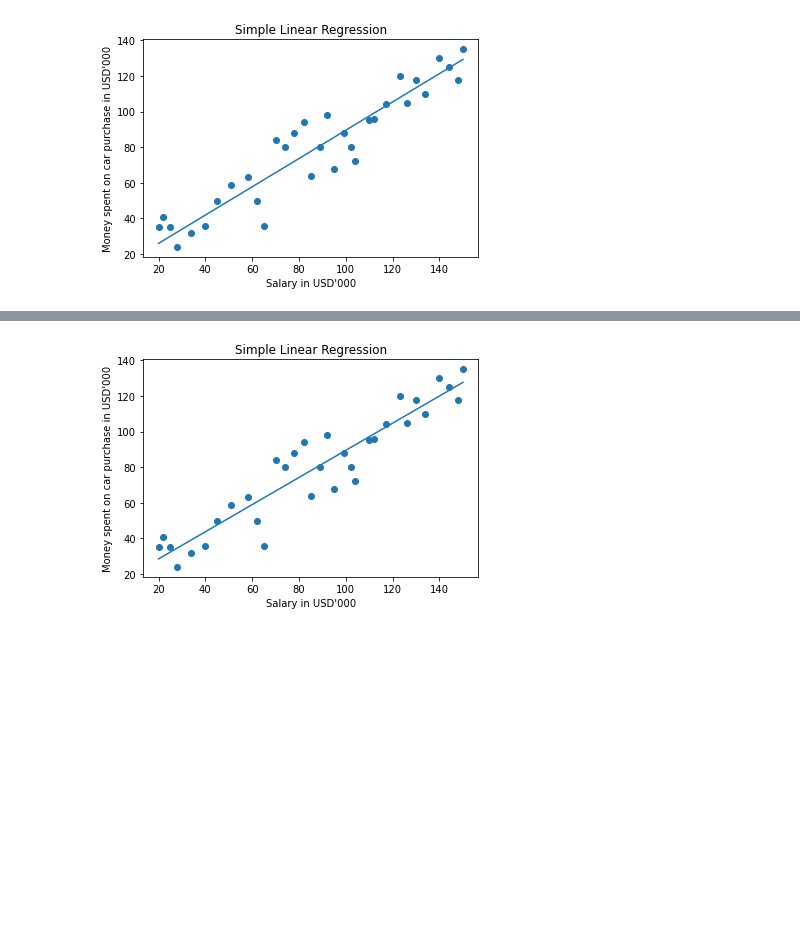
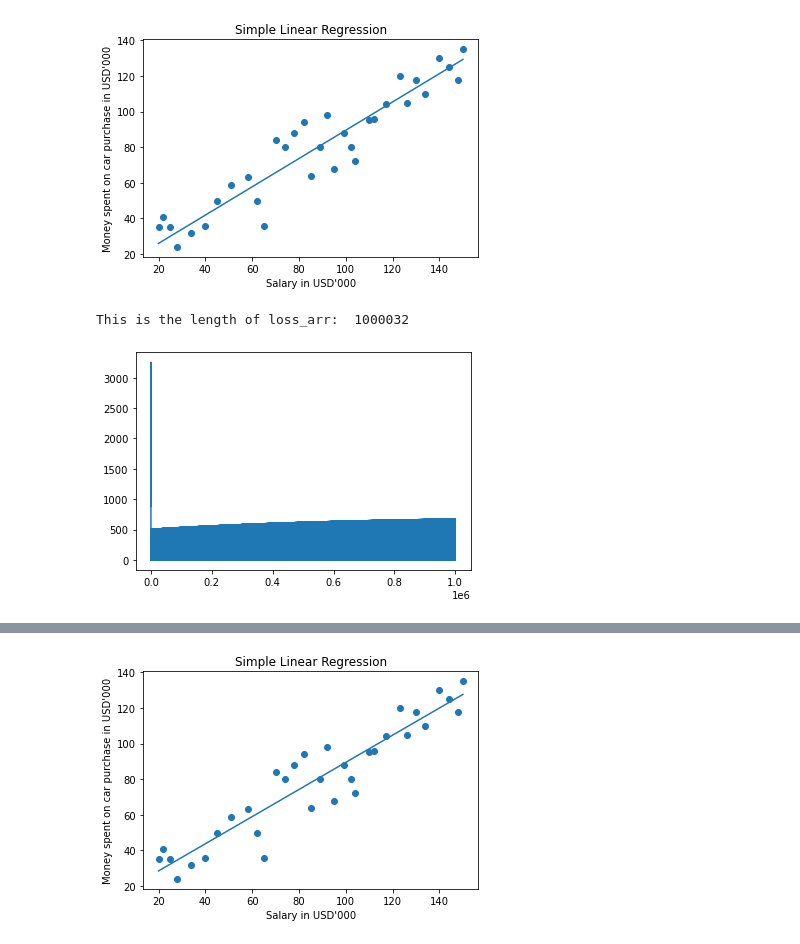
Before and after one commit to ankurdhamija83/ML-Models-from-scratch-Python, a Jupyter notebook: Linear_Regression/Simple_Linear_Regression.ipynb, the cells around one changed output, grey strips where cells are left out. Drawn from its saved outputs; the diff is of its cells as text; code cells hidden in the pictures; blank space fills up the shorter version.

```diff
--- a/Linear_Regression/Simple_Linear_Regression.ipynb
+++ b/Linear_Regression/Simple_Linear_Regression.ipynb
@@ -13,10 +13,13 @@ class LinearRegression:
         #Number of iterations of the Gradient Descent Algorithm
         self.max_iter = 1000000
 
-        self.eps=1e-15
+        self.eps=1e-9
 
         #Learning Rate
         self.alpha = 0.0001
+
+        #Loss arr
+        self.loss_arr = []
 
 
     def stochasticGradientDescent(self):
@@ -29,6 +32,7 @@ class LinearRegression:
 
         check = True
         iter = 0
+        self.loss_arr = []
         while check:
             for j in range(len(self.x)):
                 prev_w = w
@@ -42,6 +46,8 @@ class LinearRegression:
 
                 #Update intercept
                 b = b - alpha * (y_pred - self.y[j]) * 1
+
+                self.loss_arr.append((y_pred - self.y[j])**2)
 
                 iter += 1
 
@@ -61,6 +67,7 @@ class LinearRegression:
         check = True
         iter = 0
         n = len(self.x)
+        self.loss_arr = []
 
         while check:
 
@@ -252,6 +259,17 @@ myLinearReg.myModel = myLinearReg.fit()
 myLinearReg.drawPlot()
 # %% [output]
 [figure]
+# %%
+print("This is the length of loss_arr: ", len(myLinearReg.loss_arr))
+# %% [output]
+This is the length of loss_arr:  1000032
+# %%
+iter_arr = [x for x in range(len(myLinearReg.loss_arr))]
+# %%
+plt.plot(iter_arr, myLinearReg.loss_arr)
+plt.show()
+# %% [output]
+[figure, added]
 # %%
 #Execute the Batch Gradient Descent()
 myLinearReg.slope, myLinearReg.intercept = myLinearReg.batchGradientDescent()
```
Also changed, not shown: parts of 1 cell of this notebook, 3 other files.
